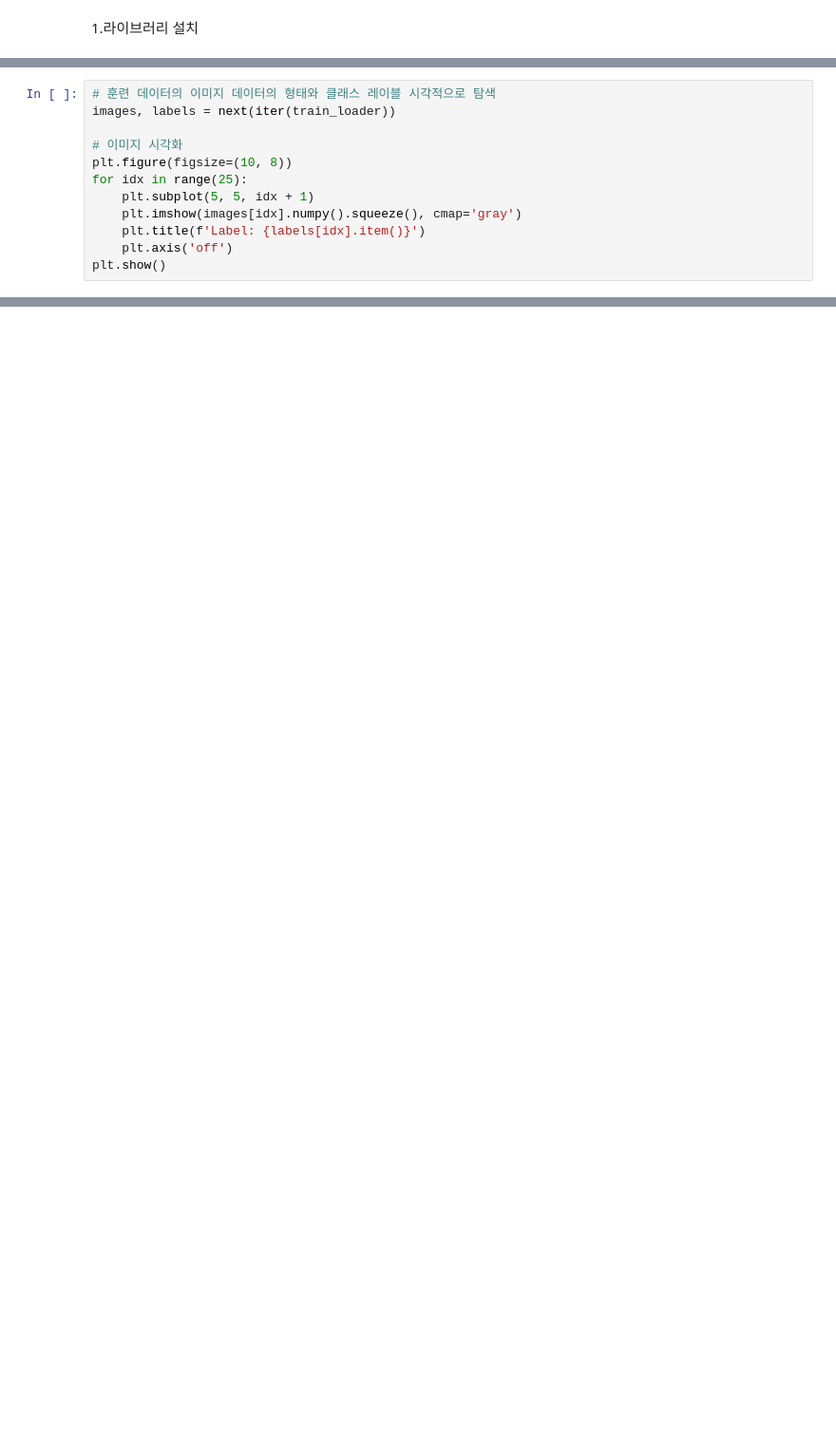
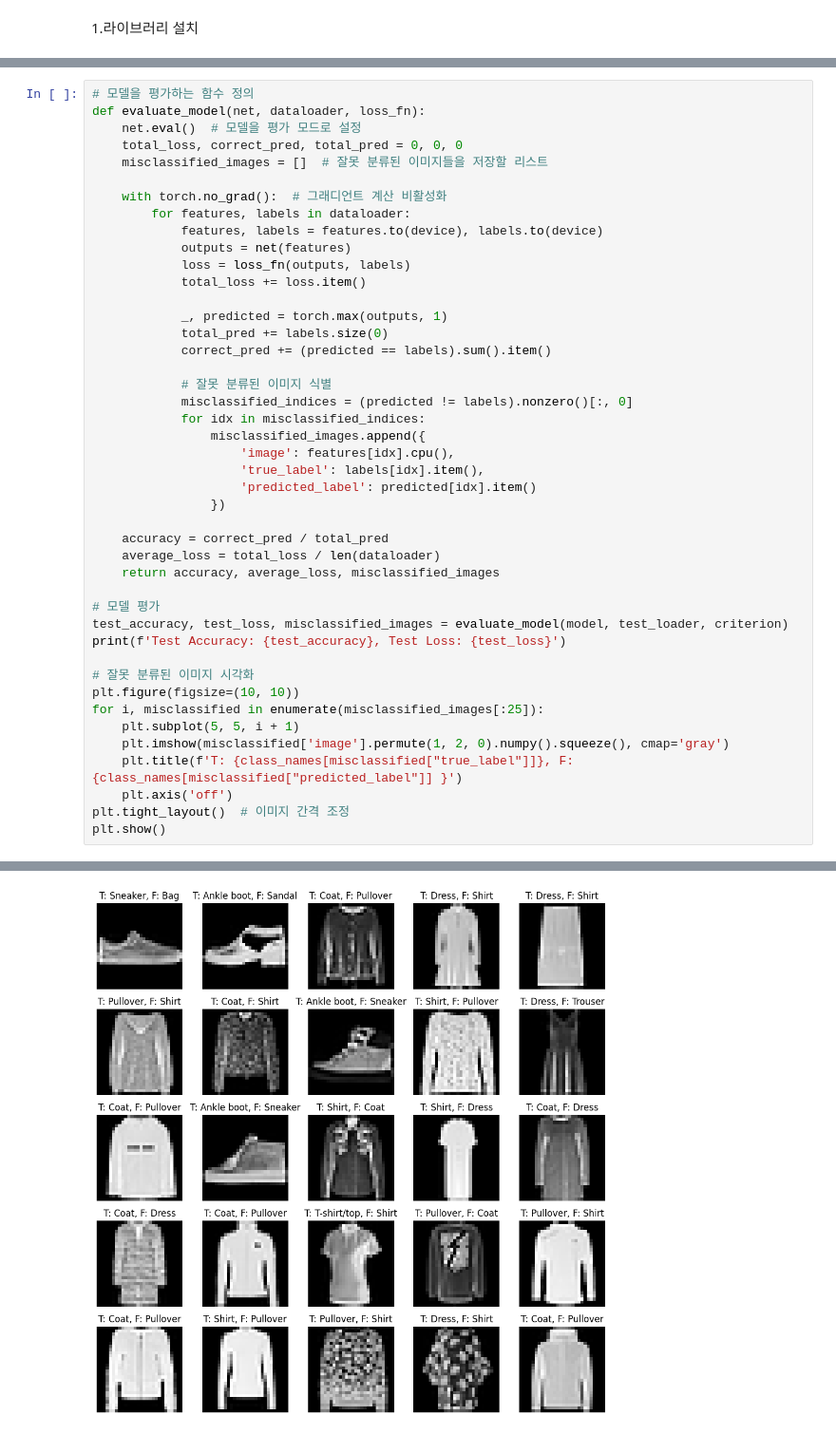
Before and after one commit to Konkuk-Univ-Glocal-Campus/introai202401-midterm-gyeongju0816, a Jupyter notebook: midTest.ipynb, the cells around one changed output, grey strips where cells are left out. Shown at 95% size. Cells and saved outputs as stored; diff of their text form; blank space fills up the shorter version.

```diff
--- a/midTest.ipynb
+++ b/midTest.ipynb
@@ -67,12 +34,0 @@ Extracting ./data/FashionMNIST/raw/t10k-labels-idx1-ubyte.gz to ./data/FashionMN
-# %%
-# 훈련 데이터의 이미지 데이터의 형태와 클래스 레이블 시각적으로 탐색
-images, labels = next(iter(train_loader))
-
-# 이미지 시각화
-plt.figure(figsize=(10, 8))
-for idx in range(25):
-    plt.subplot(5, 5, idx + 1)
-    plt.imshow(images[idx].numpy().squeeze(), cmap='gray')
-    plt.title(f'Label: {labels[idx].item()}')
-    plt.axis('off')
-plt.show()
@@ -189,0 +186,45 @@ Accuracy of the network on the test images: 96.60%
+# %%
+# 모델을 평가하는 함수 정의
+def evaluate_model(net, dataloader, loss_fn):
+    net.eval()  # 모델을 평가 모드로 설정
+    total_loss, correct_pred, total_pred = 0, 0, 0
+    misclassified_images = []  # 잘못 분류된 이미지들을 저장할 리스트
+
+    with torch.no_grad():  # 그래디언트 계산 비활성화
+        for features, labels in dataloader:
+            features, labels = features.to(device), labels.to(device)
+            outputs = net(features)
+            loss = loss_fn(outputs, labels)
+            total_loss += loss.item()
+
+            _, predicted = torch.max(outputs, 1)
+            total_pred += labels.size(0)
+            correct_pred += (predicted == labels).sum().item()
+
+            # 잘못 분류된 이미지 식별
+            misclassified_indices = (predicted != labels).nonzero()[:, 0]
+            for idx in misclassified_indices:
+                misclassified_images.append({
+                    'image': features[idx].cpu(),
+                    'true_label': labels[idx].item(),
+                    'predicted_label': predicted[idx].item()
+                })
+
+    accuracy = correct_pred / total_pred
+    average_loss = total_loss / len(dataloader)
+    return accuracy, average_loss, misclassified_images
+
+# 모델 평가
+test_accuracy, test_loss, misclassified_images = evaluate_model(model, test_loader, criterion)
+print(f'Test Accuracy: {test_accuracy}, Test Loss: {test_loss}')
+
+# 잘못 분류된 이미지 시각화
+plt.figure(figsize=(10, 10))
+for i, misclassified in enumerate(misclassified_images[:25]):
+    plt.subplot(5, 5, i + 1)
+    plt.imshow(misclassified['image'].permute(1, 2, 0).numpy().squeeze(), cmap='gray')
+    plt.title(f'T: {class_names[misclassified["true_label"]]}, F: {class_names[misclassified["predicted_label"]] }')
+    plt.axis('off')
+plt.tight_layout()  # 이미지 간격 조정
+plt.show()
+# %% [output]
@@ -189,0 +232 @@ Accuracy of the network on the test images: 96.60%
+[figure, added]
```
Also changed, not shown: parts of 10 cells of this notebook, 2 other files.
